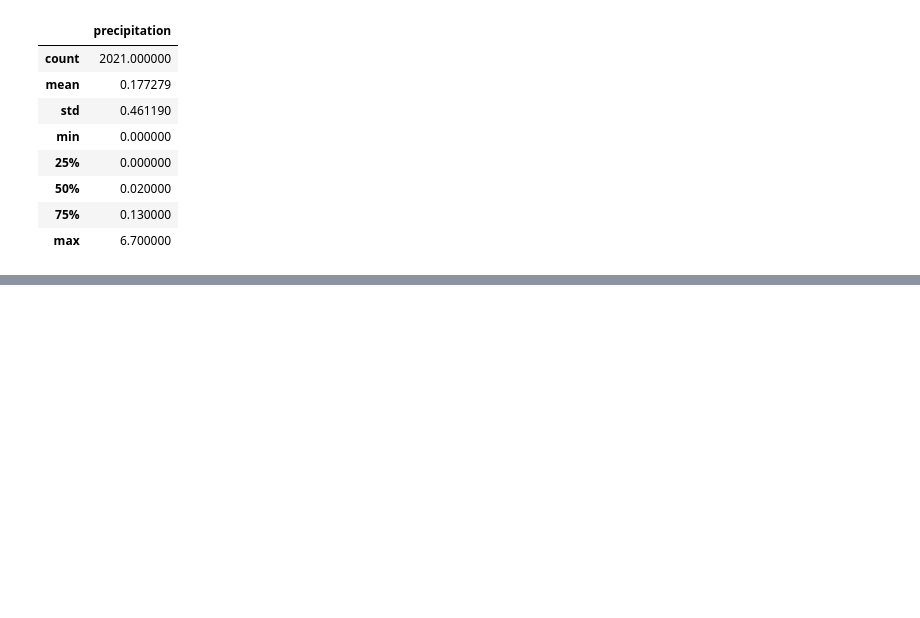
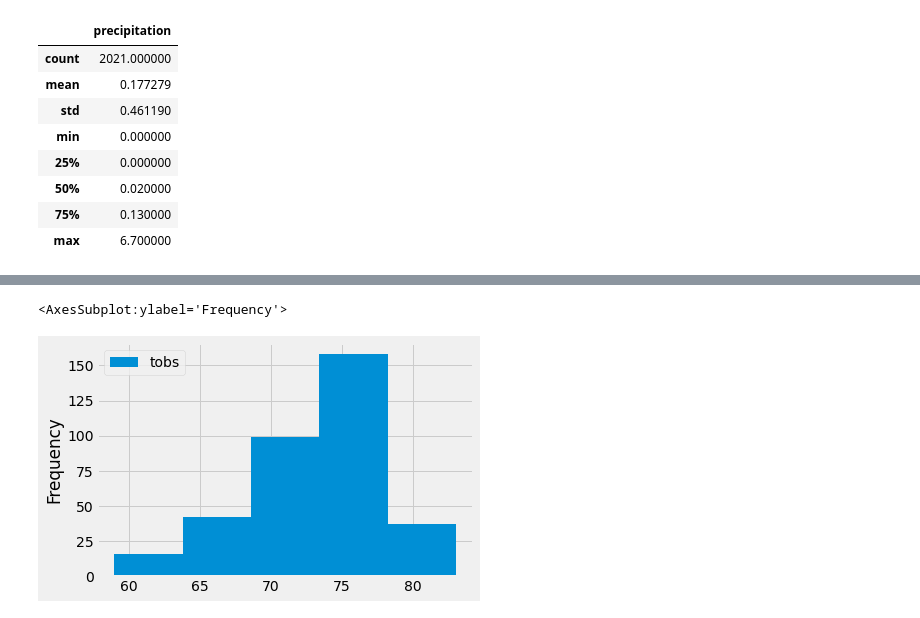
Before and after one commit to Kborh/surfs-up, a Jupyter notebook: climate_analysis1.ipynb, the cells around one changed output, grey strips where cells are left out. Drawn from its saved outputs; the diff is of its cells as text; code cells hidden in the pictures; blank space fills up the shorter version.

```diff
--- a/climate_analysis1.ipynb
+++ b/climate_analysis1.ipynb
@@ -123,0 +178,5 @@ df.describe()
+# %%
+df.plot.hist(bins=5)
+# %% [output]
+<AxesSubplot:ylabel='Frequency'>
+[figure, added]
```
Also changed, not shown: parts of 7 cells of this notebook, 2 other files.
